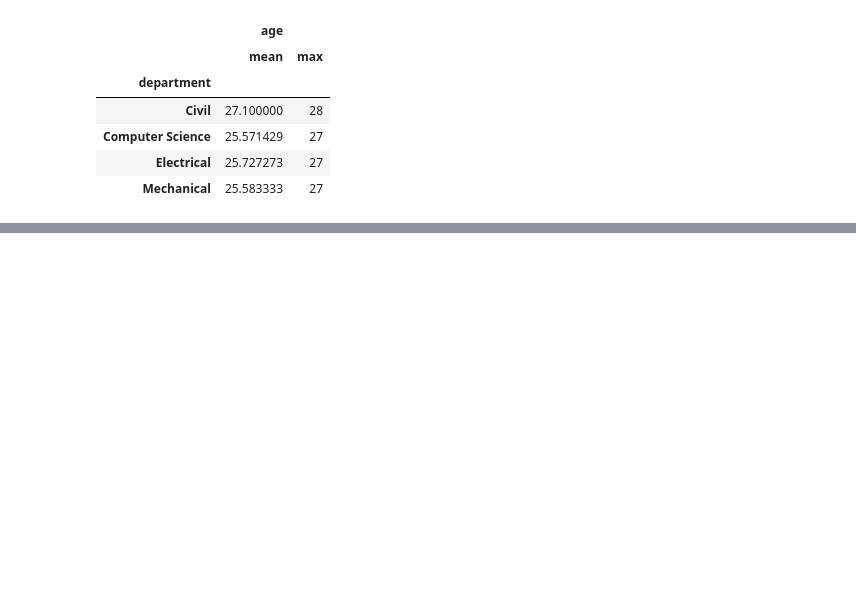
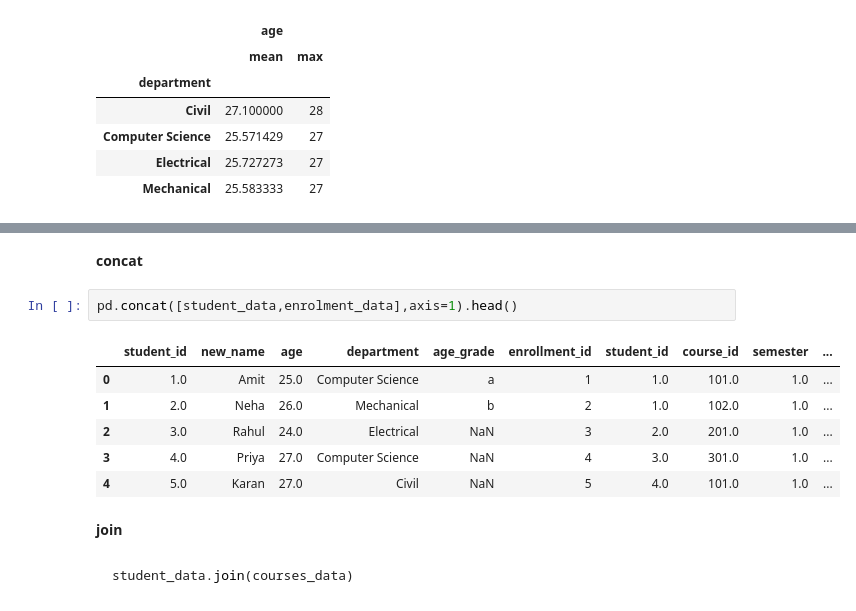
Before and after one commit to layappa/pandas-for-data-analysis, a Jupyter notebook: complete_pandas_operations.ipynb, the cells around one changed output, grey strips where cells are left out. Drawn from its saved outputs; the diff is of its cells as text; blank space fills up the shorter version.

````diff
--- a/complete_pandas_operations.ipynb
+++ b/complete_pandas_operations.ipynb
@@ -402,0 +439,17 @@ student_data.groupby('department').agg({'age':["mean","max"]})
+# %% [markdown]
+**concat**
+# %%
+pd.concat([student_data,enrolment_data],axis=1).head()
+# %% [output]
+|  | student_id | new_name | age | department | age_grade | enrollment_id | student_id | course_id | semester | ... |
+| 0 | 1.0 | Amit | 25.0 | Computer Science | a | 1 | 1.0 | 101.0 | 1.0 | ... |
+| 1 | 2.0 | Neha | 26.0 | Mechanical | b | 2 | 1.0 | 102.0 | 1.0 | ... |
+| 2 | 3.0 | Rahul | 24.0 | Electrical | NaN | 3 | 2.0 | 201.0 | 1.0 | ... |
+| 3 | 4.0 | Priya | 27.0 | Computer Science | NaN | 4 | 3.0 | 301.0 | 1.0 | ... |
+| 4 | 5.0 | Karan | 27.0 | Civil | NaN | 5 | 4.0 | 101.0 | 1.0 | ... |
+# %% [markdown]
+**join**
+# %% [markdown]
+```python
+student_data.join(courses_data)
+```
````
Also changed, not shown: parts of 6 cells of this notebook.
